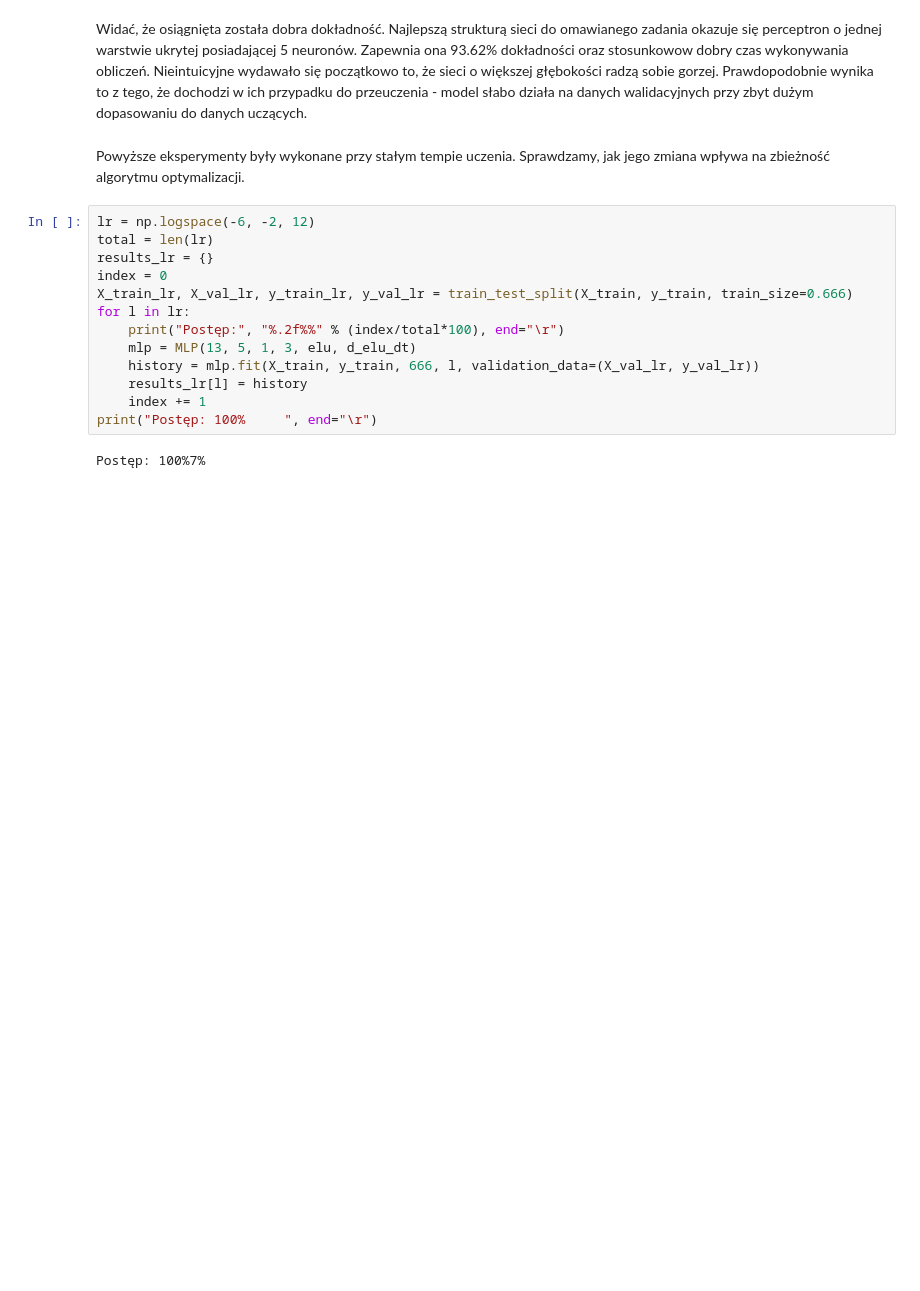
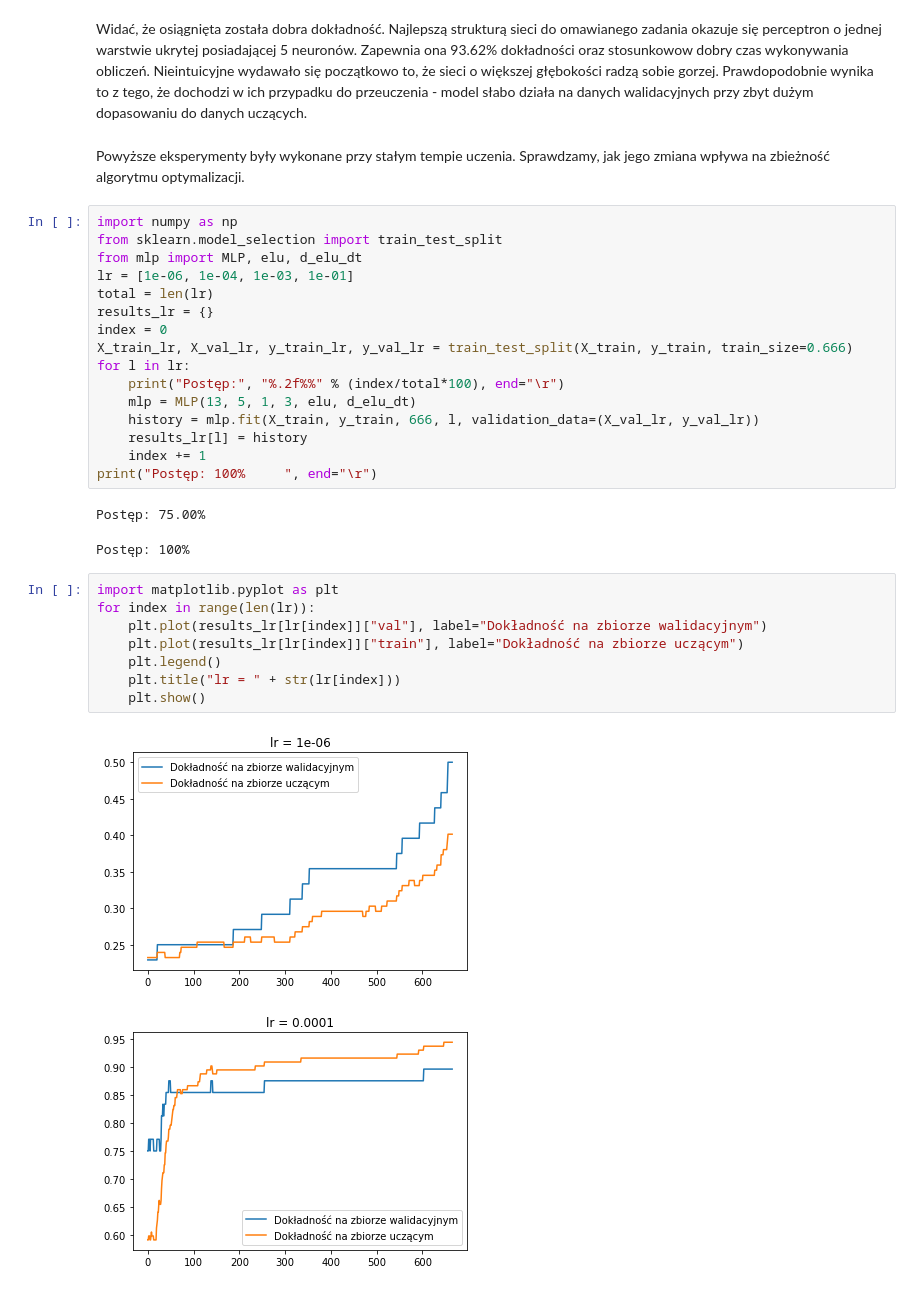
Before and after one commit to tototmek/WSI, a Jupyter notebook: Zadanie5.ipynb, the cells around one changed output. Saved outputs shown, nothing was run; the diff lists cells and outputs as text; blank space fills up the shorter version.

```diff
--- a/Zadanie5.ipynb
+++ b/Zadanie5.ipynb
@@ -144,7 +144,10 @@ Widać, że osiągnięta została dobra dokładność. Najlepszą strukturą sie
 # %% [markdown]
 Powyższe eksperymenty były wykonane przy stałym tempie uczenia. Sprawdzamy, jak jego zmiana wpływa na zbieżność algorytmu optymalizacji.
 # %%
-lr = np.logspace(-6, -2, 12)
+import numpy as np
+from sklearn.model_selection import train_test_split
+from mlp import MLP, elu, d_elu_dt
+lr = [1e-06, 1e-04, 1e-03, 1e-01]
 total = len(lr)
 results_lr = {}
 index = 0
@@ -157,4 +160,16 @@ for l in lr:
     index += 1
 print("Postęp: 100%     ", end="\r")
 # %% [output]
-Postęp: 100%7%
+Postęp: 75.00%
+Postęp: 100%
+# %%
+import matplotlib.pyplot as plt
+for index in range(len(lr)):
+    plt.plot(results_lr[lr[index]]["val"], label="Dokładność na zbiorze walidacyjnym")
+    plt.plot(results_lr[lr[index]]["train"], label="Dokładność na zbiorze uczącym")
+    plt.legend()
+    plt.title("lr = " + str(lr[index]))
+    plt.show()
+# %% [output]
+[figure, added]
+[figure, added]
```
Also changed, not shown: parts of 9 cells of this notebook, 1 other file.
